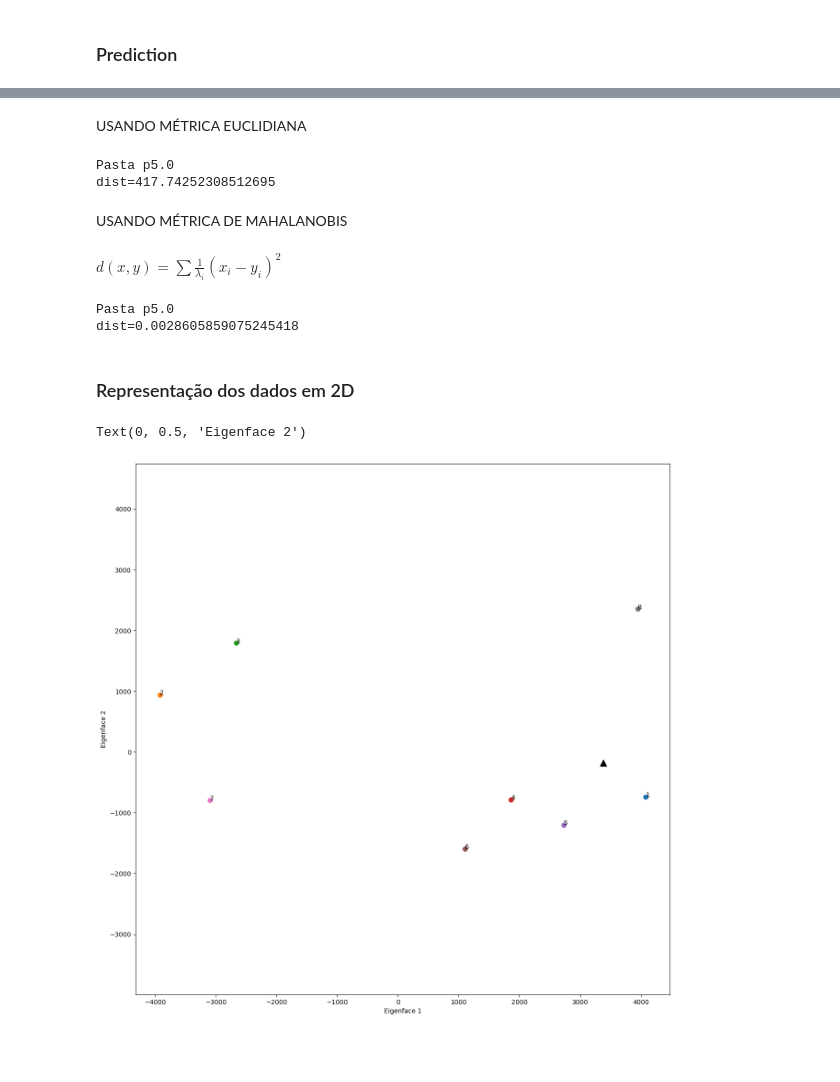
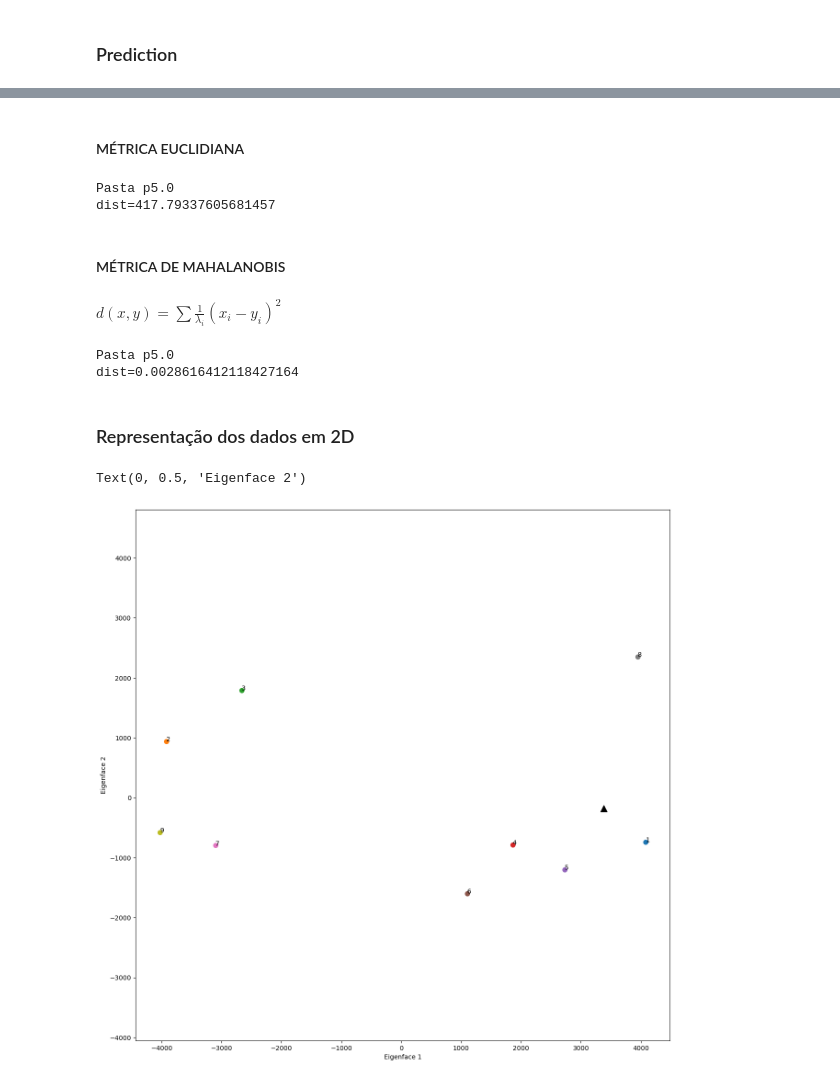
Before and after one commit to SimaoQuintela/MML-Eigenfaces, a Jupyter notebook: Eigenfaces.ipynb, the cells around one changed output, grey strips where cells are left out. Cells and saved outputs as stored; diff of their text form; code cells hidden in the pictures; blank space fills up the shorter version.

```diff
--- a/Eigenfaces.ipynb
+++ b/Eigenfaces.ipynb
@@ -7,7 +7,8 @@ from PIL import Image
 # %%
 num_cobaias = 9
 num_pics = 10
-input_img = Image.open("database/p5_resized/p5_reconhecimento.jpeg").convert('L')
+pasta_input = 4
+input_img = Image.open(f"database/p{pasta_input}_resized/p{pasta_input}_reconhecimento.jpeg").convert('L')
 # %% [markdown]
 ### Conversão das imagens para formação de uma base
 # %%
@@ -74,20 +76,20 @@ display(plt.matshow(np.reshape(test_phi, (120,90)), cmap='gray'))
 # %% [markdown]
-USANDO MÉTRICA EUCLIDIANA
+#### MÉTRICA EUCLIDIANA
 # %%
 test_coef_proj = np.dot(test_phi, e_faces[:, 0:k])
 dist = [np.linalg.norm(coef_proj[i] - test_coef_proj) for i in range(size)]
 d_min = np.min(dist)
 # %%
 if d_min < 7000:
-    pasta = np.floor(np.argmin(dist)/10)+1
-    print(f'Pasta p{pasta}\ndist={d_min}')
+    pasta_rec = np.floor(np.argmin(dist)/10)+1
+    print(f'Pasta p{pasta_rec}\ndist={d_min}')
 else:
-    print('Não sei quem é esse drogado')
+    print('Who the hell are you?')
 # %% [output]
 Pasta p5.0
-dist=417.74252308512695
+dist=417.79337605681457
 # %% [markdown]
-USANDO MÉTRICA DE MAHALANOBIS
+#### MÉTRICA DE MAHALANOBIS
 # %% [markdown]
 $d(x, y)=\sum \frac{1}{\lambda_i}(x_i-y_i)^2$
 # %%
@@ -103,13 +105,13 @@ dist = [mahalanobis(coef_proj[i], test_coef_proj) for i in range(size)]
 d_min = np.min(dist)
 # %%
 #if d_min < 7000:
-pasta = np.floor(np.argmin(dist)/10)+1
-print(f'Pasta p{pasta}\ndist={d_min}')
+pasta_rec = np.floor(np.argmin(dist)/10)+1
+print(f'Pasta p{pasta_rec}\ndist={d_min}')
 #else:
-    #print('Não sei quem é esse drogado')
+    #print('Who the hell are you?')
 # %% [output]
 Pasta p5.0
-dist=0.0028605859075245418
+dist=0.0028616412118427164
 # %% [markdown]
 ### Representação dos dados em 2D
 # %%
@@ -121,14 +123,14 @@ def identify(img):
 # %%
 plt.figure(figsize=(15,15))
 plt.axis('equal')
-for pasta in range(1,num_cobaias):
+for pasta in range(1,num_cobaias+1):
     imagens = [Image.open(f'database/p{pasta}_resized/p{pasta}_{i}.jpeg').convert('L') for i in range(5,6)]
     x, y = np.array([identify(pic) for pic in imagens]).T
     plt.scatter(x,y, s=50)
     plt.text(x, y, pasta)
 plt.scatter(*identify(input_img), label='Input image', marker='^', c='k', s=100)
 plt.xlabel('Eigenface 1')
 plt.ylabel('Eigenface 2')
 # %% [output]
 Text(0, 0.5, 'Eigenface 2')
-[figure, old version]
+[figure, new version]
```
Also changed, not shown: parts of 2 cells of this notebook, 1 other file.
